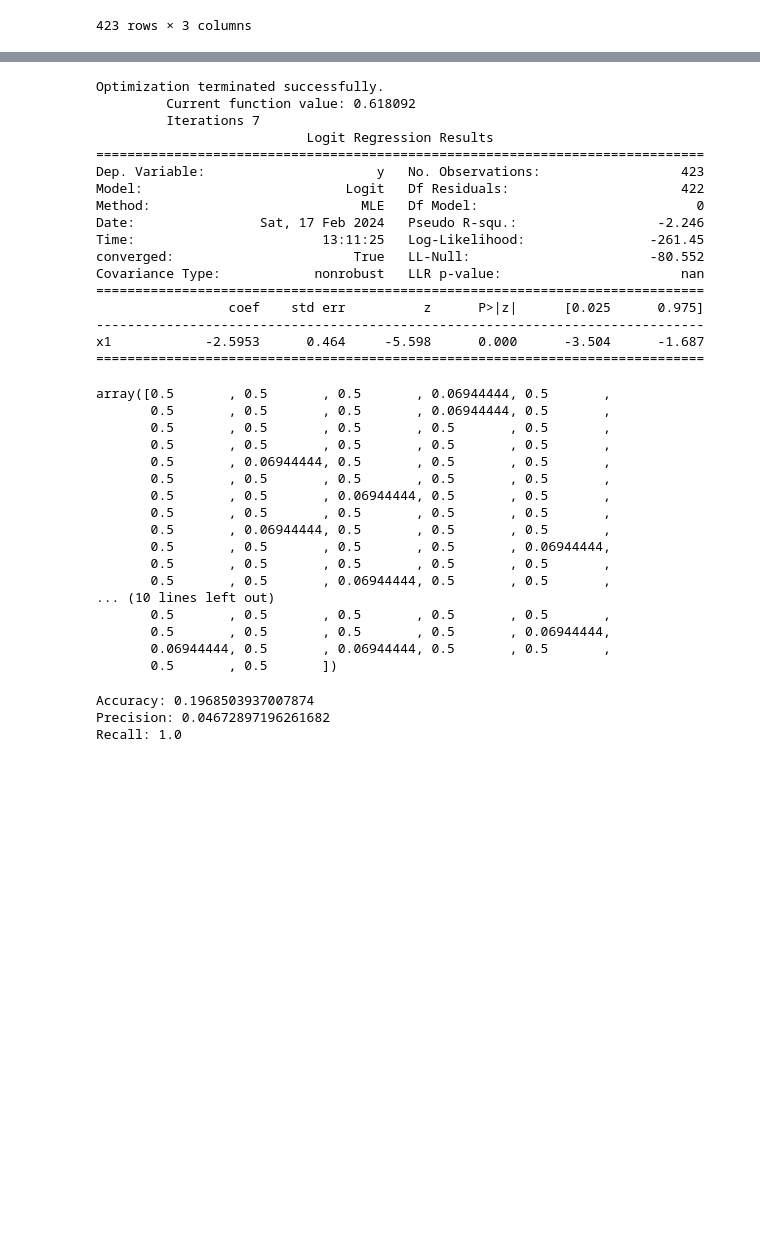
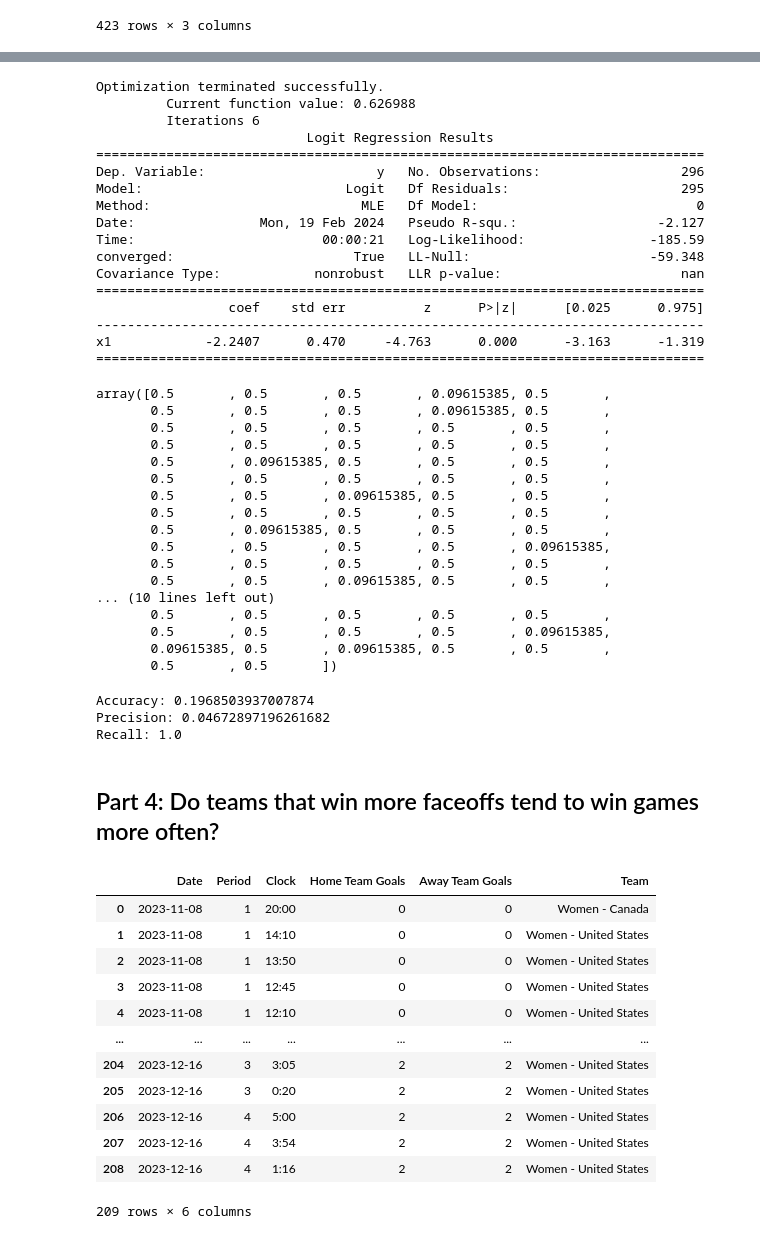
Before and after one commit to yzhao2433/big_red_cup24, a Jupyter notebook: Lauren - Exploratory Analysis.ipynb, the cells around one changed output, grey strips where cells are left out. Drawn from its saved outputs; the diff is of its cells as text; code cells hidden in the pictures; blank space fills up the shorter version.

```diff
--- a/Lauren - Exploratory Analysis.ipynb
+++ b/Lauren - Exploratory Analysis.ipynb
@@ -200,10 +201,13 @@ As anticipated, the precision score is close to null, as setting a threshold of
 # %%
+# Extracting features and target variable
 X = filtered_data[['One Timer']].values
 y = filtered_data['Event'].values
 
+# Splitting the data into training and testing sets
 X_train, X_test, y_train, y_test = train_test_split(X, y, test_size=0.3, random_state=42)
 
-model = sm.Logit(endog = y, exog = X).fit()
+# Fitting the logistic regression model
+model = sm.Logit(endog = y_train, exog = X_train).fit()
 print (model.summary())
 
 y_prob = model.predict(X_test)
@@ -222,38 +226,38 @@ for i in range (len(y_pred)):
 y_prob
 # %% [output]
 Optimization terminated successfully.
-         Current function value: 0.618092
-         Iterations 7
+         Current function value: 0.626988
+         Iterations 6
                            Logit Regression Results
 ==============================================================================
-Dep. Variable:                      y   No. Observations:                  423
-Model:                          Logit   Df Residuals:                      422
+Dep. Variable:                      y   No. Observations:                  296
+Model:                          Logit   Df Residuals:                      295
 Method:                           MLE   Df Model:                            0
-Date:                Sat, 17 Feb 2024   Pseudo R-squ.:                  -2.246
-Time:                        13:11:25   Log-Likelihood:                -261.45
-converged:                       True   LL-Null:                       -80.552
+Date:                Mon, 19 Feb 2024   Pseudo R-squ.:                  -2.127
+Time:                        00:00:21   Log-Likelihood:                -185.59
+converged:                       True   LL-Null:                       -59.348
 Covariance Type:            nonrobust   LLR p-value:                       nan
 ==============================================================================
                  coef    std err          z      P>|z|      [0.025      0.975]
 ------------------------------------------------------------------------------
-x1            -2.5953      0.464     -5.598      0.000      -3.504      -1.687
+x1            -2.2407      0.470     -4.763      0.000      -3.163      -1.319
 ==============================================================================
-array([0.5       , 0.5       , 0.5       , 0.06944444, 0.5       ,
-       0.5       , 0.5       , 0.5       , 0.06944444, 0.5       ,
+array([0.5       , 0.5       , 0.5       , 0.09615385, 0.5       ,
+       0.5       , 0.5       , 0.5       , 0.09615385, 0.5       ,
        0.5       , 0.5       , 0.5       , 0.5       , 0.5       ,
        0.5       , 0.5       , 0.5       , 0.5       , 0.5       ,
-       0.5       , 0.06944444, 0.5       , 0.5       , 0.5       ,
+       0.5       , 0.09615385, 0.5       , 0.5       , 0.5       ,
        0.5       , 0.5       , 0.5       , 0.5       , 0.5       ,
-       0.5       , 0.5       , 0.06944444, 0.5       , 0.5       ,
+       0.5       , 0.5       , 0.09615385, 0.5       , 0.5       ,
        0.5       , 0.5       , 0.5       , 0.5       , 0.5       ,
-       0.5       , 0.06944444, 0.5       , 0.5       , 0.5       ,
-       0.5       , 0.5       , 0.5       , 0.5       , 0.06944444,
+       0.5       , 0.09615385, 0.5       , 0.5       , 0.5       ,
+       0.5       , 0.5       , 0.5       , 0.5       , 0.09615385,
        0.5       , 0.5       , 0.5       , 0.5       , 0.5       ,
-       0.5       , 0.5       , 0.06944444, 0.5       , 0.5       ,
+       0.5       , 0.5       , 0.09615385, 0.5       , 0.5       ,
 ... (10 lines left out)
        0.5       , 0.5       , 0.5       , 0.5       , 0.5       ,
-       0.5       , 0.5       , 0.5       , 0.5       , 0.06944444,
-       0.06944444, 0.5       , 0.06944444, 0.5       , 0.5       ,
+       0.5       , 0.5       , 0.5       , 0.5       , 0.09615385,
+       0.09615385, 0.5       , 0.09615385, 0.5       , 0.5       ,
        0.5       , 0.5       ])
 # %%
 model_2 = LogisticRegression().fit(X, y)
@@ -268,3 +272,26 @@ print("Recall:", recall_score(y_test, y_pred))
 Accuracy: 0.1968503937007874
 Precision: 0.04672897196261682
 Recall: 1.0
+# %% [markdown]
+## Part 4: Do teams that win more faceoffs tend to win games more often?
+# %%
+faceoff_df = duckdb.sql("""
+                   SELECT Date, Period, Clock, "Home Team Goals", "Away Team Goals", Team
+                   FROM data
+                   WHERE (Event = 'Faceoff Win')
+                  """).df()
+faceoff_df
+# %% [output]
+|  | Date | Period | Clock | Home Team Goals | Away Team Goals | Team |
+| 0 | 2023-11-08 | 1 | 20:00 | 0 | 0 | Women - Canada |
+| 1 | 2023-11-08 | 1 | 14:10 | 0 | 0 | Women - United States |
+| 2 | 2023-11-08 | 1 | 13:50 | 0 | 0 | Women - United States |
+| 3 | 2023-11-08 | 1 | 12:45 | 0 | 0 | Women - United States |
+| 4 | 2023-11-08 | 1 | 12:10 | 0 | 0 | Women - United States |
+| ... | ... | ... | ... | ... | ... | ... |
+| 204 | 2023-12-16 | 3 | 3:05 | 2 | 2 | Women - United States |
+| 205 | 2023-12-16 | 3 | 0:20 | 2 | 2 | Women - United States |
+| 206 | 2023-12-16 | 4 | 5:00 | 2 | 2 | Women - United States |
+| 207 | 2023-12-16 | 4 | 3:54 | 2 | 2 | Women - United States |
+| 208 | 2023-12-16 | 4 | 1:16 | 2 | 2 | Women - United States |
+209 rows × 6 columns
```
Also changed, not shown: parts of 22 cells of this notebook.
